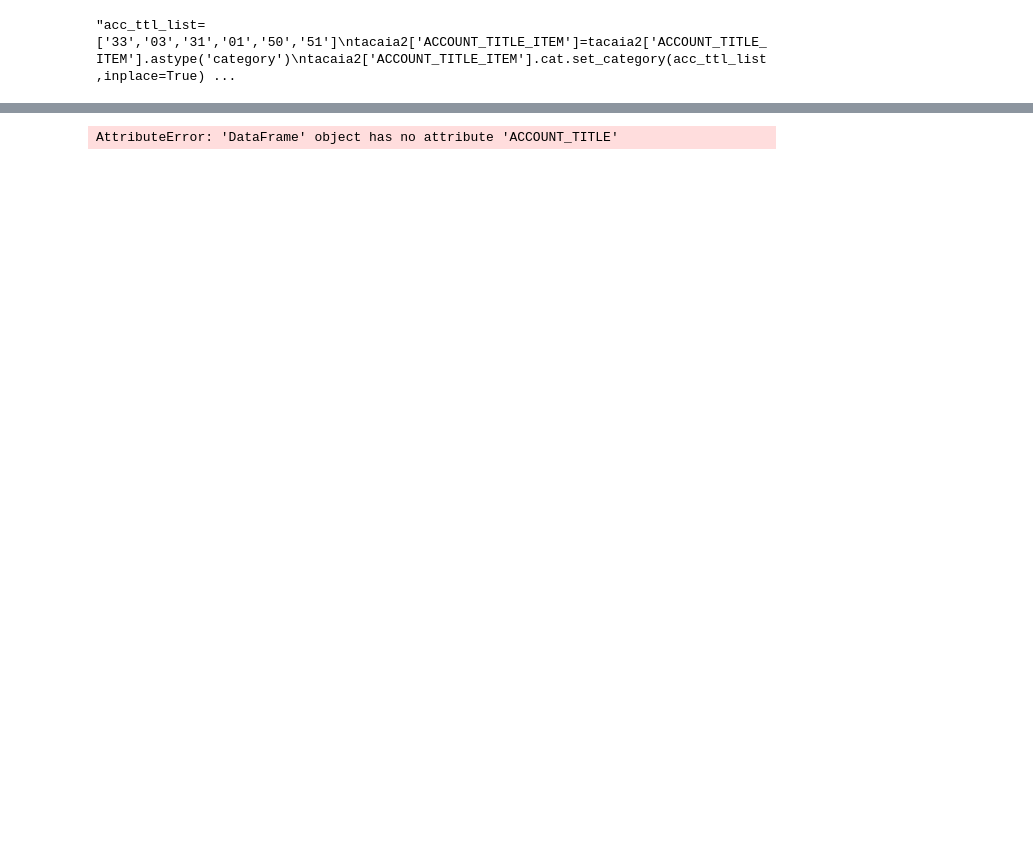
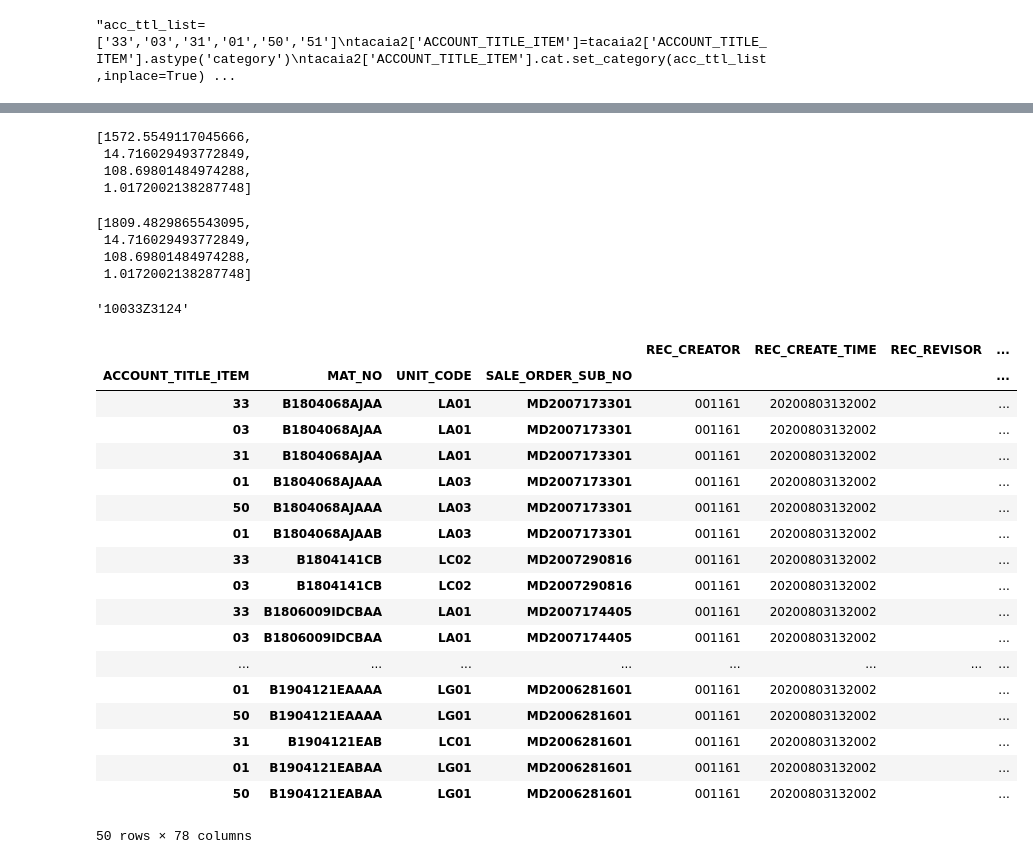
Before and after one commit to wangweity/CostCal, a Jupyter notebook: CostCalV0.1-20200616.ipynb, the cells around one changed output, grey strips where cells are left out. Drawn from its saved outputs; the diff is of its cells as text; code cells hidden in the pictures; blank space fills up the shorter version.

```diff
--- a/CostCalV0.1-20200616.ipynb
+++ b/CostCalV0.1-20200616.ipynb
@@ -70,24 +80,24 @@ def SalePrices(PRODUCT_CODE,MAT_WT):
 def ProducePrices(INPUT_MAT,ACC_TITLE,MAT_TYPE,MAT_WT,MTRL_NO):
     #tacaia2.loc[('3'+ACC_TITLE[1],Input_MAT),'']
     if MAT_TYPE<=3:
-        MatPrice=tacaia2.loc[('3'+ACC_TITLE[1],INPUT_MAT),'MAT_PRICE']
+        MatPrice=tacaia2.loc[('3'+ACC_TITLE[1],INPUT_MAT),'MAT_PRICE'][0]
         MatValue=MatPrice*MAT_WT
-        LostPrice=tacaia2.loc[('3'+ACC_TITLE[1],INPUT_MAT),'LOST_PRICE']
+        LostPrice=tacaia2.loc[('3'+ACC_TITLE[1],INPUT_MAT),'LOST_PRICE'][0]
         LostValue=LostPrice*MAT_WT
     elif MAT_TYPE in [4,5]:
         LostPercent=0.4#次板和二级品的损失百分比（以后如果要跟着系统参数表，到时可另从数据库取数，这里暂时设成常用的40%）
-        MatPrice=tacaia2.loc[('3'+ACC_TITLE[1],INPUT_MAT),'MAT_PRICE']*(1-LostPercent)
+        MatPrice=tacaia2.loc[('3'+ACC_TITLE[1],INPUT_MAT),'MAT_PRICE'][0]*(1-LostPercent)
         MatValue=MatPrice*MAT_WT
         LostPrice=0.00
         LostValue=LostPrice*MAT_WT
     elif MAT_TYPE==9:
-        MatPrice=tacacj5.loc['900' + MTRL_NO + '000000','CRRT_YEAR_STD_AMT']
+        MatPrice=tacacj5.loc['900' + MTRL_NO + '000000','CRRT_YEAR_STD_AMT'][0]
         MatValue=MatPrice*MAT_WT
         LostPrice=0.00
         LostValue=LostPrice*MAT_WT
     return {
-        'MatValue':MatValue,
-        'MatPrice':MatPrice,
-        'LostValue':LostValue,
-        'LostPrice':LostPrice
+        'Mat_Value':MatValue,
+        'Mat_Price':MatPrice,
+        'Lost_Value':LostValue,
+        'Lost_Price':LostPrice
     }
@@ -189,24 +182,26 @@ tacaia2'''
 # %%
 #tacaia2.index.get_level_values('MAT_NO')[0]==' '  #因为排序后第一行[0]为空行，所以迭代时从第二行[1]开始（上面已删除空行，不用从第二行开始了）
 OTHER_LOST_VALUE=0.00
-for mat in tacaia2.index.get_level_values('MAT_NO'):
+for mat in tacaia2.index.get_level_values('MAT_NO')[:50]:
     for acc in ['01','33','03','31','50','51']:
         try:
             print(tacaia2.loc[(acc,mat),'KEY_SEQ'])
             if acc=='01':
-                tacaia2.loc[(acc,mat),['MAT_VALUE','MAT_PRICE','LOST_VALUE','LOST_PRICE']]=list(ProducePrices(tacaia2.loc[(acc,mat),'INPUT_MAT'],acc,tacaia2.loc[(acc,mat),'MAT_TYPE'],tacaia2.loc[(acc,mat),'MAT_WT'],tacaia2.loc[(acc,mat),'MTRL_NO']).values)
+                tacaia2.loc[(acc,mat),['MAT_VALUE','MAT_PRICE','LOST_VALUE','LOST_PRICE']]=list(ProducePrices(tacaia2.loc[(acc,mat),'IN_MAT_NO'][0],acc,tacaia2.loc[(acc,mat),'MAT_TYPE'][0],tacaia2.loc[(acc,mat),'MAT_WT'][0],tacaia2.loc[(acc,mat),'MTRL_NO'][0]).values())
             if acc=='33':
-                if tacaia2.loc[(acc,mat),'DIVVY_FLAG']=='0':
-                    INPUT_VALUE=list(InputPrices(mat,tacaia2.loc[(acc,mat),'PRODUCT_CODE'],tacaia2.loc[(acc,mat),'MTRL_NO'],tacaia2.loc[(acc,mat),'MAT_WT']).values)
-                    tacaia2.loc[(acc,mat),['MAT_VALUE','MAT_PRICE','LOST_VALUE','LOST_PRICE']]=INPUT_VALUE[:3]
+                if tacaia2.loc[(acc,mat),'DIVVY_FLAG'][0]=='0':
+                    INPUT_VALUE=list(InputPrices(mat,tacaia2.loc[(acc,mat),'PRODUCT_CODE'][0],tacaia2.loc[(acc,mat),'MTRL_NO'][0],tacaia2.loc[(acc,mat),'MAT_WT'][0],acc).values())
+                    tacaia2.loc[(acc,mat),['MAT_VALUE','MAT_PRICE','LOST_VALUE','LOST_PRICE']]=INPUT_VALUE[:4]
                     OTHER_LOST_VALUE=OTHER_LOST_VALUE+INPUT_VALUE[4]
             if acc=='03':
-                if tacaia2.loc[(acc,mat),'DIVVY_FLAG']=='0':
-                    tacaia2.loc[(acc,mat),['MAT_VALUE','MAT_PRICE','LOST_VALUE','LOST_PRICE']]=list(ProducePrices(tacaia2.loc[(acc,mat),'INPUT_MAT'],acc,tacaia2.loc[(acc,mat),'MAT_TYPE'],tacaia2.loc[(acc,mat),'MAT_WT'],tacaia2.loc[(acc,mat),'MTRL_NO']).values)
+                if tacaia2.loc[(acc,mat),'DIVVY_FLAG'][0]=='0':
+                    tacaia2.loc[(acc,mat),['MAT_VALUE','MAT_PRICE','LOST_VALUE','LOST_PRICE']]=list(ProducePrices(tacaia2.loc[(acc,mat),'IN_MAT_NO'][0],acc,tacaia2.loc[(acc,mat),'MAT_TYPE'][0],tacaia2.loc[(acc,mat),'MAT_WT'][0],tacaia2.loc[(acc,mat),'MTRL_NO'][0]).values())
             if acc=='31':
-                tacaia2.loc[(acc,mat),['MAT_VALUE','MAT_PRICE','LOST_VALUE','LOST_PRICE']]=list(InputPrices(mat,tacaia2.loc[(acc,mat),'PRODUCT_CODE'],tacaia2.loc[(acc,mat),'MTRL_NO'],tacaia2.loc[(acc,mat),'MAT_WT']).values[:3])
+                INPUT_VALUE=list(InputPrices(mat,tacaia2.loc[(acc,mat),'PRODUCT_CODE'][0],tacaia2.loc[(acc,mat),'MTRL_NO'][0],tacaia2.loc[(acc,mat),'MAT_WT'][0],acc).values())
+                tacaia2.loc[(acc,mat),['MAT_VALUE','MAT_PRICE','LOST_VALUE','LOST_PRICE']]=INPUT_VALUE[:4]
+                OTHER_LOST_VALUE=OTHER_LOST_VALUE+INPUT_VALUE[4]
             if acc in ['50','51']:
-                tacaia2.loc[(acc,mat),['SALE_VALUE','SALAE_PRICE']]=list(SalePrices(tacaia2.loc[(acc,mat),'PRODUCT_CODE'],tacaia2.loc[(acc,mat),'MAT_WT']).values)
+                tacaia2.loc[(acc,mat),['SALE_VALUE','SALAE_PRICE']]=list(SalePrices(tacaia2.loc[(acc,mat),'PRODUCT_CODE'][0],tacaia2.loc[(acc,mat),'MAT_WT'][0]).values())
         except:
             continue
 # %% [output]
@@ -240,4 +233,40 @@ ValueError: setting an array element with a sequence
+# %%
+list(ProducePrices(tacaia2.loc[('01','B1804068AJAAA'),'IN_MAT_NO'][0],'01',tacaia2.loc[('01','B1804068AJAAA'),'MAT_TYPE'][0],tacaia2.loc[('01','B1804068AJAAA'),'MAT_WT'][0],tacaia2.loc[('01','B1804068AJAAA'),'MTRL_NO'][0]).values())
+# %% [output]
+[1572.5549117045666,
+ 14.716029493772849,
+ 108.69801484974288,
+ 1.0172002138287748]
 # %%
-print(InputPrices('B1804068AJAA','10033Z3124','3',122.96,'31'))
+list(InputPrices('B1804068AJAA','10033Z3124','3',122.96,'31').values())[:4]
 # %% [output]
-AttributeError: 'DataFrame' object has no attribute 'ACCOUNT_TITLE'
+[1809.4829865543095,
+ 14.716029493772849,
+ 108.69801484974288,
+ 1.0172002138287748]
+# %%
+tacaia2.loc[('31','B1804068AJAA'),'PRODUCT_CODE'][0]
+# %% [output]
+'10033Z3124'
+# %%
+tacaia2.head(50)
+# %% [output]
+|  |  |  |  | REC_CREATOR | REC_CREATE_TIME | REC_REVISOR | ... |
+| ACCOUNT_TITLE_ITEM | MAT_NO | UNIT_CODE | SALE_ORDER_SUB_NO |  |  |  | ... |
+| 33 | B1804068AJAA | LA01 | MD2007173301 | 001161 | 20200803132002 |  | ... |
+| 03 | B1804068AJAA | LA01 | MD2007173301 | 001161 | 20200803132002 |  | ... |
+| 31 | B1804068AJAA | LA01 | MD2007173301 | 001161 | 20200803132002 |  | ... |
+| 01 | B1804068AJAAA | LA03 | MD2007173301 | 001161 | 20200803132002 |  | ... |
+| 50 | B1804068AJAAA | LA03 | MD2007173301 | 001161 | 20200803132002 |  | ... |
+| 01 | B1804068AJAAB | LA03 | MD2007173301 | 001161 | 20200803132002 |  | ... |
+| 33 | B1804141CB | LC02 | MD2007290816 | 001161 | 20200803132002 |  | ... |
+| 03 | B1804141CB | LC02 | MD2007290816 | 001161 | 20200803132002 |  | ... |
+| 33 | B1806009IDCBAA | LA01 | MD2007174405 | 001161 | 20200803132002 |  | ... |
+| 03 | B1806009IDCBAA | LA01 | MD2007174405 | 001161 | 20200803132002 |  | ... |
+| ... | ... | ... | ... | ... | ... | ... | ... |
+| 01 | B1904121EAAAA | LG01 | MD2006281601 | 001161 | 20200803132002 |  | ... |
+| 50 | B1904121EAAAA | LG01 | MD2006281601 | 001161 | 20200803132002 |  | ... |
+| 31 | B1904121EAB | LC01 | MD2006281601 | 001161 | 20200803132002 |  | ... |
+| 01 | B1904121EABAA | LG01 | MD2006281601 | 001161 | 20200803132002 |  | ... |
+| 50 | B1904121EABAA | LG01 | MD2006281601 | 001161 | 20200803132002 |  | ... |
+50 rows × 78 columns
```
Also changed, not shown: parts of 15 cells of this notebook.
